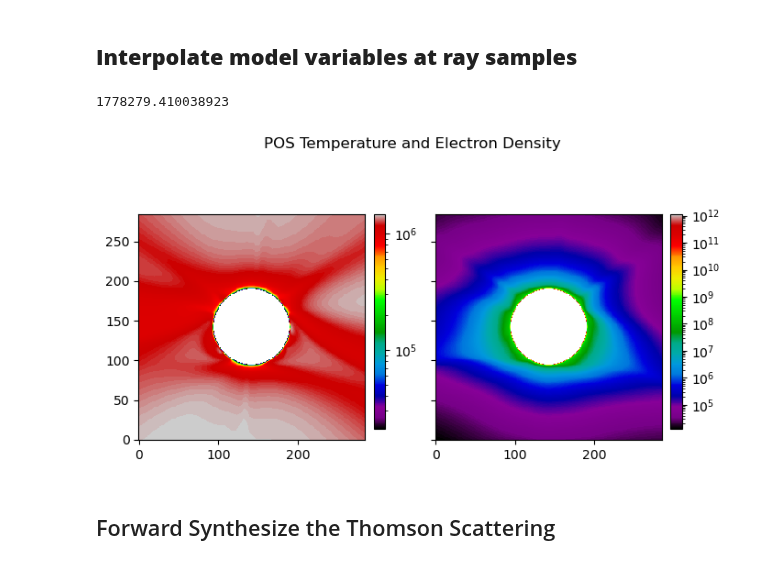
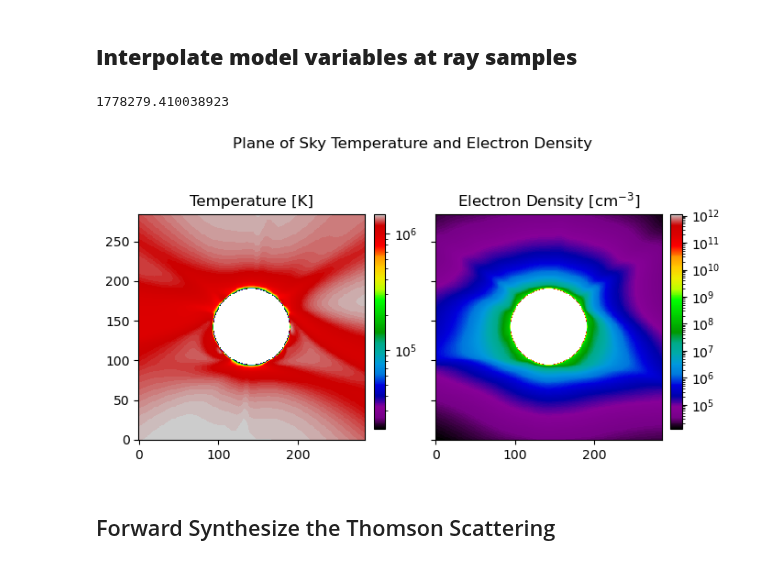
Before and after one commit to tschad/pycelp, a Jupyter notebook: examples/Example_PSI_Thomson_Synthesis.ipynb, the cells around one changed output. Drawn from its saved outputs; the diff is of its cells as text; code cells hidden in the pictures.

```diff
--- a/examples/Example_PSI_Thomson_Synthesis.ipynb
+++ b/examples/Example_PSI_Thomson_Synthesis.ipynb
@@ -99,5 +113,5 @@ psi Model class
 # %%
-kk = 5
+kk = 5  ## index of the radial sample to show
 
 fig,ax = plt.subplots(2,2,figsize = (8,5))
 ax = ax.flatten()
@@ -105,7 +119,7 @@ im0 = ax[0].imshow(corona.bmag[:,:,kk].T*np.cos(corona.thetaBlocal[:,:,kk]).T,ex
 ax[1].imshow(corona.thetaBlocal[:,:,kk].T,extent = (corona.lons.min(),corona.lons.max(),corona.lats.min(),corona.lats.max()))
 ax[2].imshow(corona.temp[:,:,kk].T,extent = (corona.lons.min(),corona.lons.max(),corona.lats.min(),corona.lats.max()))
 ax[3].imshow(corona.ne[:,:,kk].T,extent = (corona.lons.min(),corona.lons.max(),corona.lats.min(),corona.lats.max()))
-labels = 'Magnetogram','Local B Inclination','Temperature','Electron Density'
+labels = 'Magnetogram','Local Magnetic \nField Inclination Angle','Temperature','Electron Density'
 for n in range(4): ax[n].set_title(labels[n])
 
 im0.set_clim(-25,25)
@@ -170,10 +185,11 @@ axi.set_xlim(0,2.*np.pi)
 axi.set_ylim(np.pi,0.)
 
 for axi in ax:
-    axi.plot(latlon[1,:],-latlon[0,:]+np.pi/2.,'-',color = 'black')
+    axi.plot(latlon[1,:],-latlon[0,:]+np.pi/2.,'-',color = 'black',label = 'Solar Limb From DKIST')
     cax = axi.inset_axes([1.04, 0.05, 0.05, 0.95], transform=axi.transAxes)
     cbar1 = fig.colorbar(axi.get_images()[0],ax=axi,cax=cax)
     axi.set_ylim(np.pi,0)
+    axi.legend(fontsize = 9)
 
 ax[0].grid(ls = 'dashed',color = 'black',lw = 0.4)
 ax[1].grid(ls = 'dashed',color = 'black',lw = 0.4)
@@ -430,22 +400,24 @@ thetaDClos = np.arccos( (np.sum(rays_xyz*losvec.T[None,:,:],axis=2)/rays_sph[:,:
 # %%
 fig,ax = plt.subplots(1,2,figsize = (7,4),sharex=True,sharey=True)
 ax = ax.flatten()
 im0 = ax[0].imshow(temp_rays.reshape(ray_npt,nrays)[ray_npt//2,:].reshape(*yya.shape)*mask_ondisk,norm = LogNorm(),cmap = plt.get_cmap('nipy_spectral'))
 im1 = ax[1].imshow(ne_rays.reshape(ray_npt,nrays)[ray_npt//2,:].reshape(*yya.shape)*mask_ondisk,norm = LogNorm(),cmap = plt.get_cmap('nipy_spectral'))
 
 print(10.**6.25)
 
 cbars = []
 for axi in ax:
  cax = axi.inset_axes([1.04, 0.05, 0.05, 0.95], transform=axi.transAxes)
  cbar1 = fig.colorbar(axi.get_images()[0],ax=axi,cax=cax)
  cbars.append(cbar1)
 
-fig.suptitle('POS Temperature and Electron Density')
+ax[0].set_title("Temperature [K]")
+ax[1].set_title(r"Electron Density [cm$^{-3}$]")
+fig.suptitle('Plane of Sky Temperature and Electron Density')
 fig.tight_layout()
 # %% [output]
 1778279.410038923
-[figure, old version]
+[figure, new version]
 # %% [markdown]
 ## Forward Synthesize the Thomson Scattering
 # %%
```
Also changed, not shown: parts of 15 cells of this notebook.
